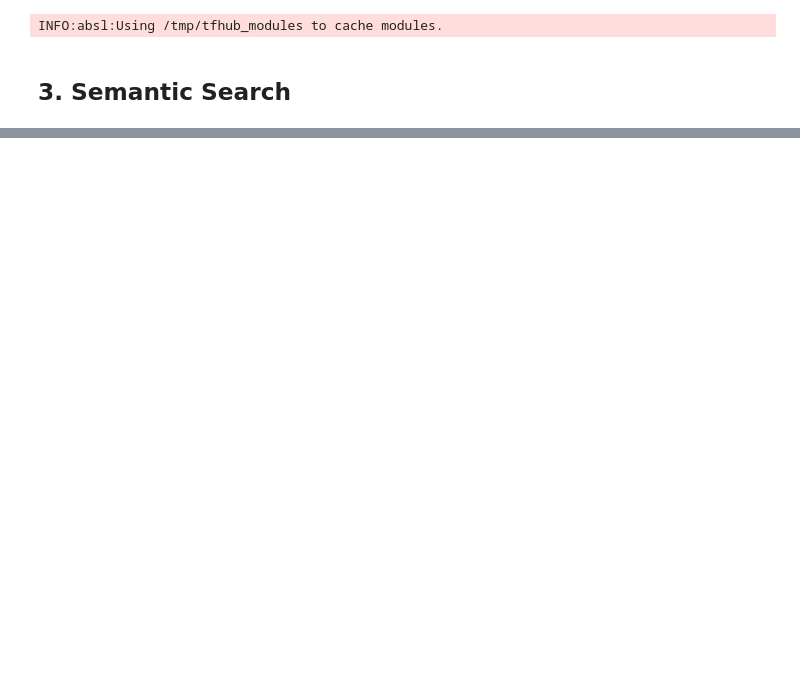
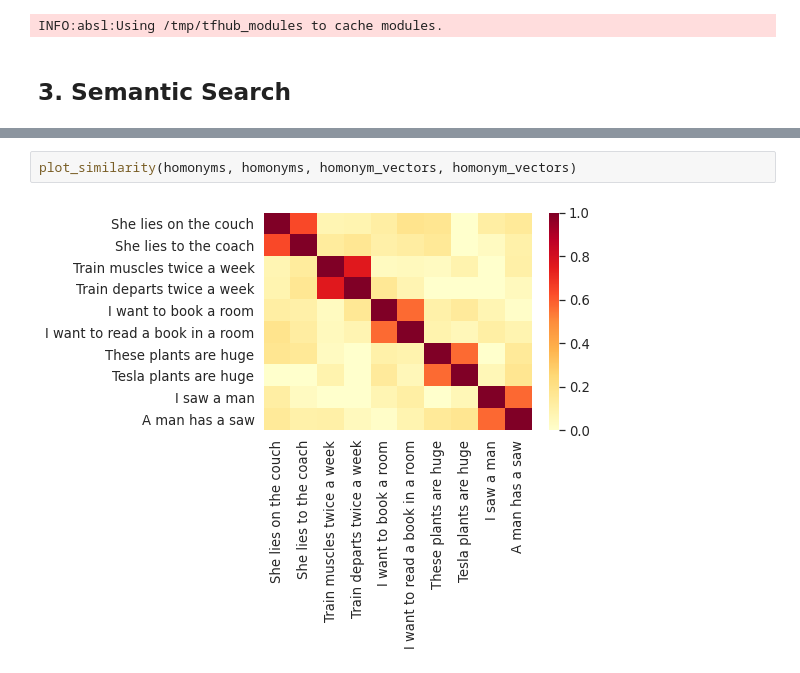
Before and after one commit to muralikrishnasn/semantic_similarity, a Jupyter notebook: semantic_similarity/test_similarities/tests.ipynb, the cells around one changed output, grey strips where cells are left out. Drawn from its saved outputs; the diff is of its cells as text; blank space fills up the shorter version.

Commit message:
test plotting with cosine similarity

```diff
--- a/semantic_similarity/test_similarities/tests.ipynb
+++ b/semantic_similarity/test_similarities/tests.ipynb
@@ -99,0 +103,4 @@ plot_similarity(synonyms, synonyms, synonym_vectors, synonym_vectors)
+# %%
+plot_similarity(homonyms, homonyms, homonym_vectors, homonym_vectors)
+# %% [output]
+[figure, added]
```
Also changed, not shown: parts of 9 cells of this notebook.
